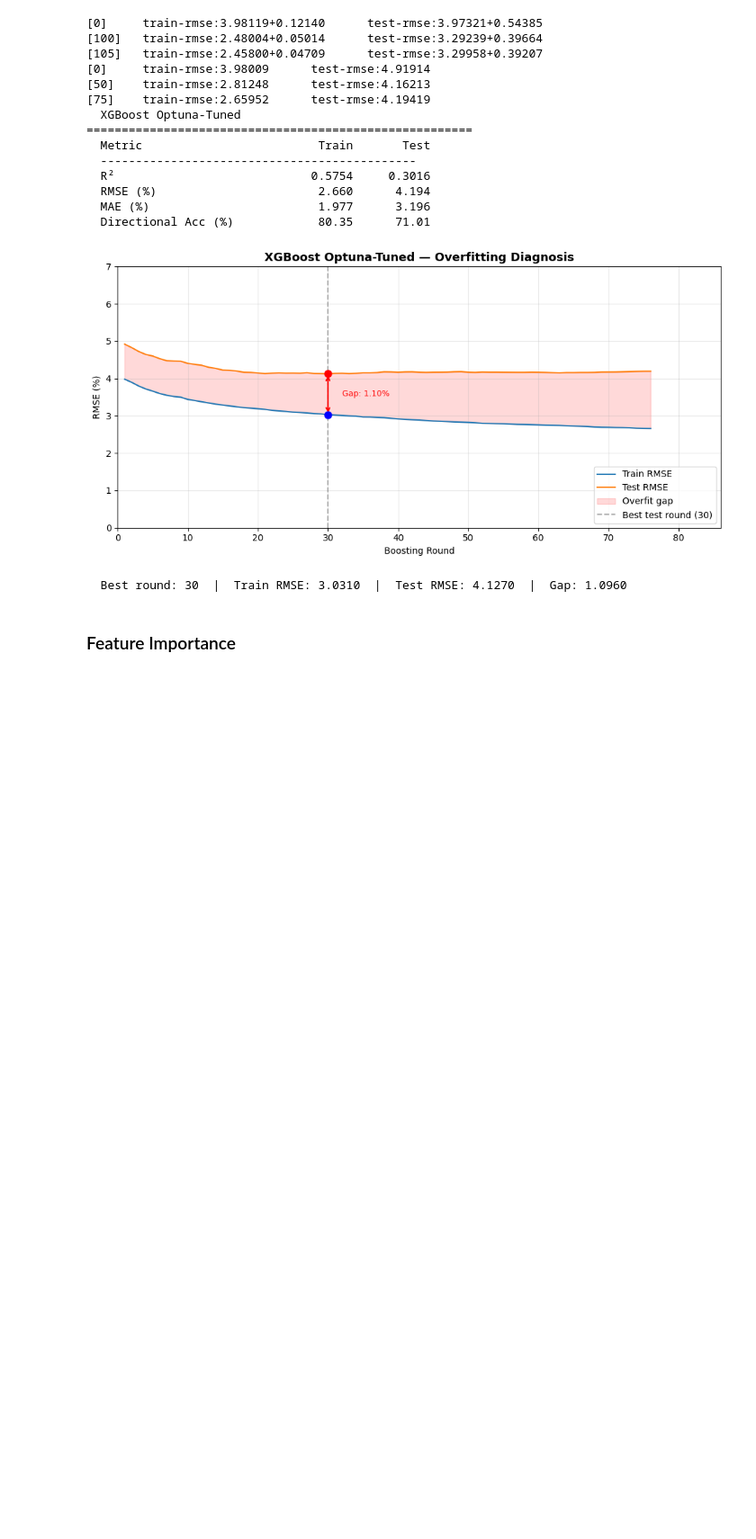
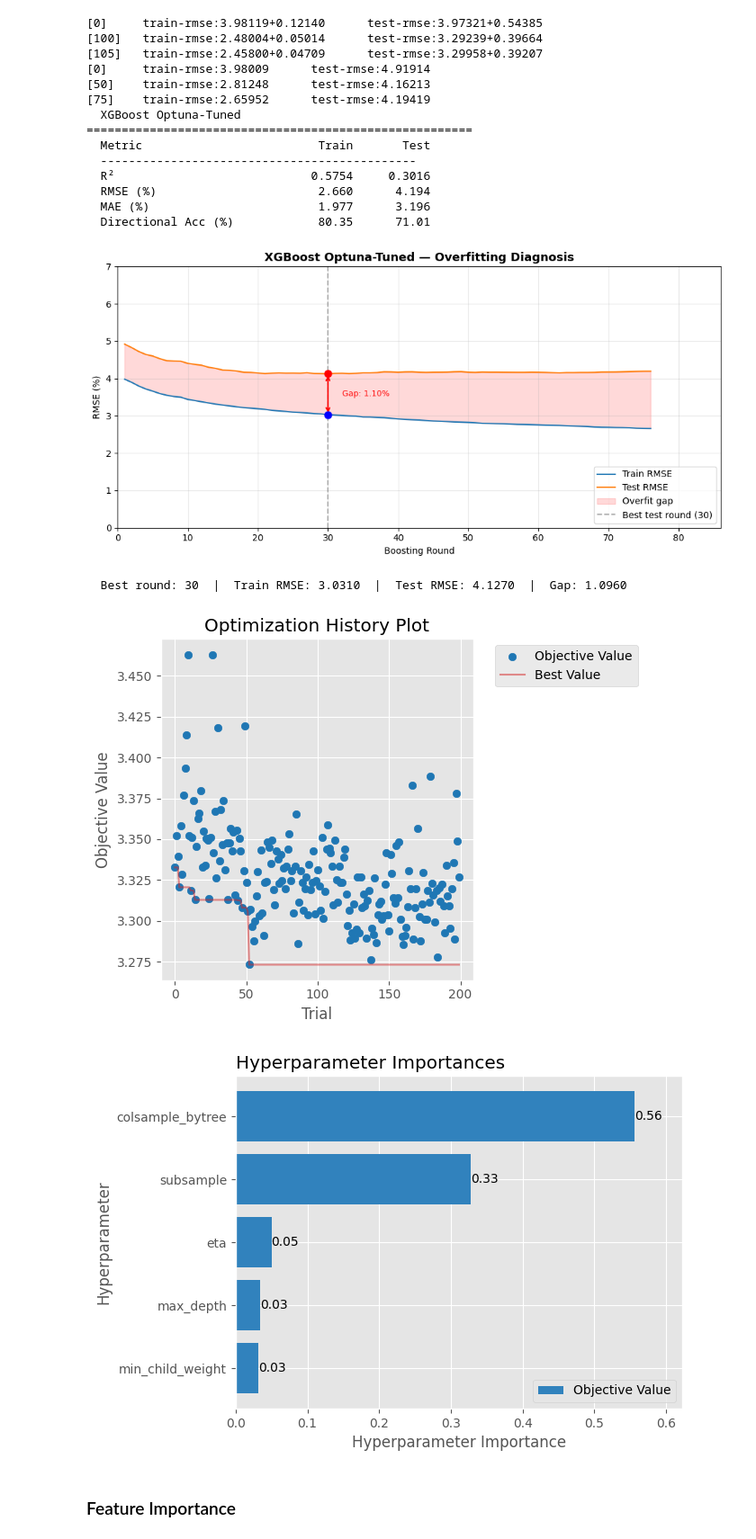
Before and after one commit to ashan-shashika/macroeconomic-impact-stock-ml, a Jupyter notebook: notebooks/07_XGBoost.ipynb, the cells around one changed output. Shown at 90% size. Cells and saved outputs as stored; diff of their text form; code cells hidden in the pictures; blank space fills up the shorter version.

```diff
--- a/notebooks/07_XGBoost.ipynb
+++ b/notebooks/07_XGBoost.ipynb
@@ -251,6 +251,17 @@ plot_learning_curve(evals_result_optuna, model_name="XGBoost Optuna-Tuned")
   Directional Acc (%)            80.35      71.01
 [figure]
   Best round: 30  |  Train RMSE: 3.0310  |  Test RMSE: 4.1270  |  Gap: 1.0960
+# %%
+from optuna.visualization.matplotlib import plot_optimization_history, plot_param_importances
+
+plot_optimization_history(study)
+plt.show()
+
+plot_param_importances(study)
+plt.show()
+# %% [output]
+[figure, added]
+[figure, added]
 # %% [markdown]
 ### Feature Importance
 # %%
```
Also changed, not shown: 2 other files.
